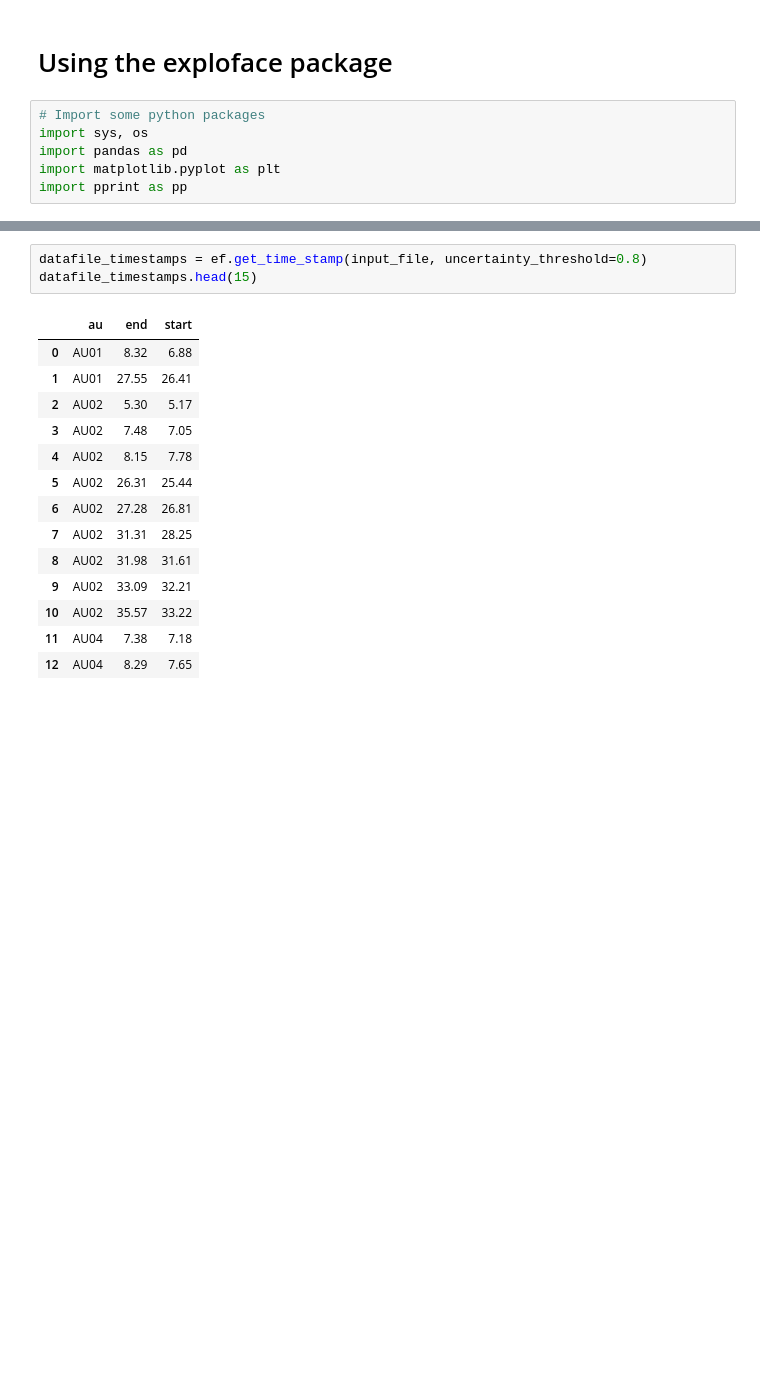
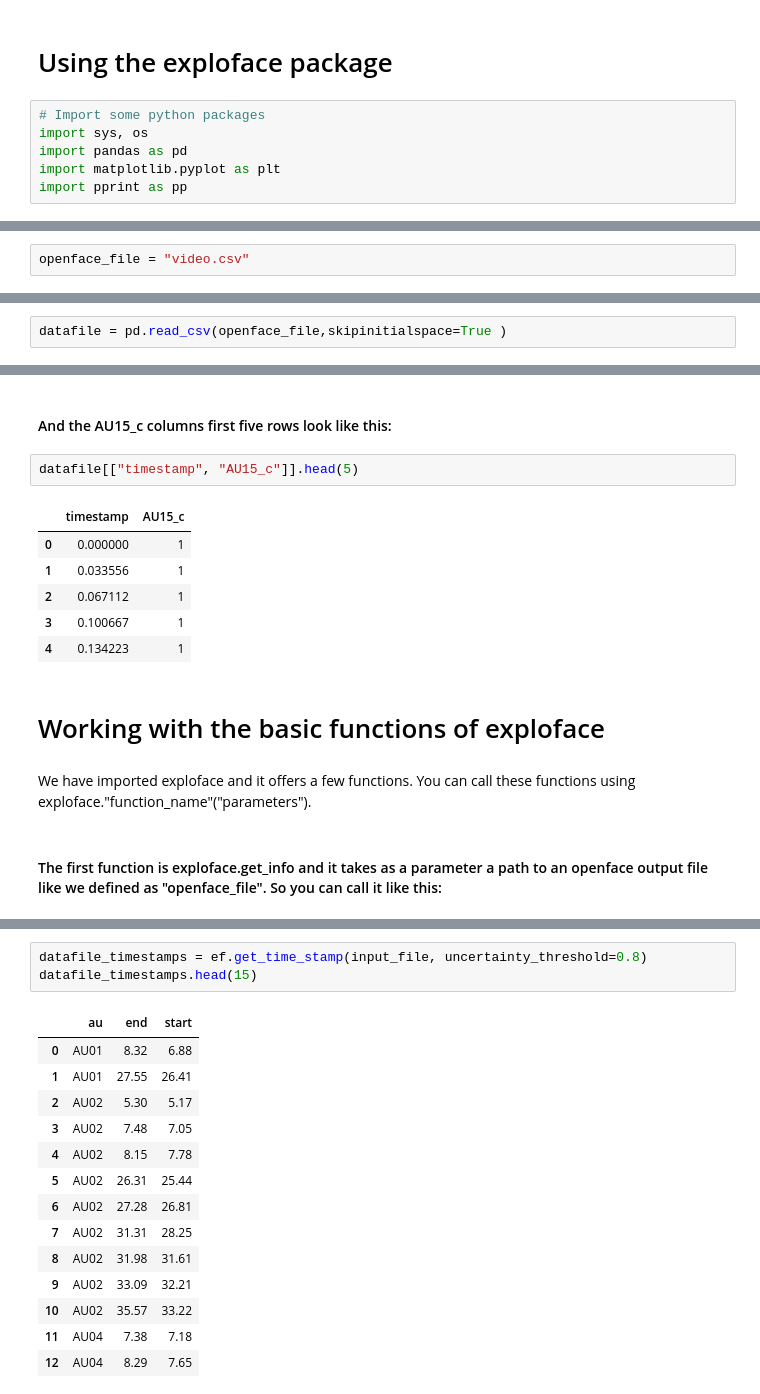
Before and after one commit to emrecdem/exploface, a Jupyter notebook: TUTORIALS/tutorial1.ipynb, the cells around one changed output, grey strips where cells are left out. Saved outputs shown, nothing was run; the diff lists cells and outputs as text; blank space fills up the shorter version.

```diff
--- a/DEMOS/example.ipynb
+++ b/TUTORIALS/tutorial1.ipynb
@@ -53,0 +20,2 @@ ef.get_info(input_file)
+# %%
+openface_file = "video.csv"
@@ -53,0 +24,2 @@ ef.get_info(input_file)
+# %%
+datafile = pd.read_csv(openface_file,skipinitialspace=True )
@@ -53,0 +49,17 @@ ef.get_info(input_file)
+# %% [markdown]
+#### And the AU15_c columns first five rows look like this:
+# %%
+datafile[["timestamp", "AU15_c"]].head(5)
+# %% [output]
+|  | timestamp | AU15_c |
+| 0 | 0.000000 | 1 |
+| 1 | 0.033556 | 1 |
+| 2 | 0.067112 | 1 |
+| 3 | 0.100667 | 1 |
+| 4 | 0.134223 | 1 |
+# %% [markdown]
+# Working with the basic functions of exploface
+# %% [markdown]
+We have imported exploface and it offers a few functions. You can call these functions using exploface."function_name"("parameters").
+# %% [markdown]
+#### The first function is exploface.get_info and it takes as a parameter a path to an openface output file like we defined as "openface_file". So you can call it like this:
```
Also changed, not shown: parts of 27 cells of this notebook, 15 other files.
